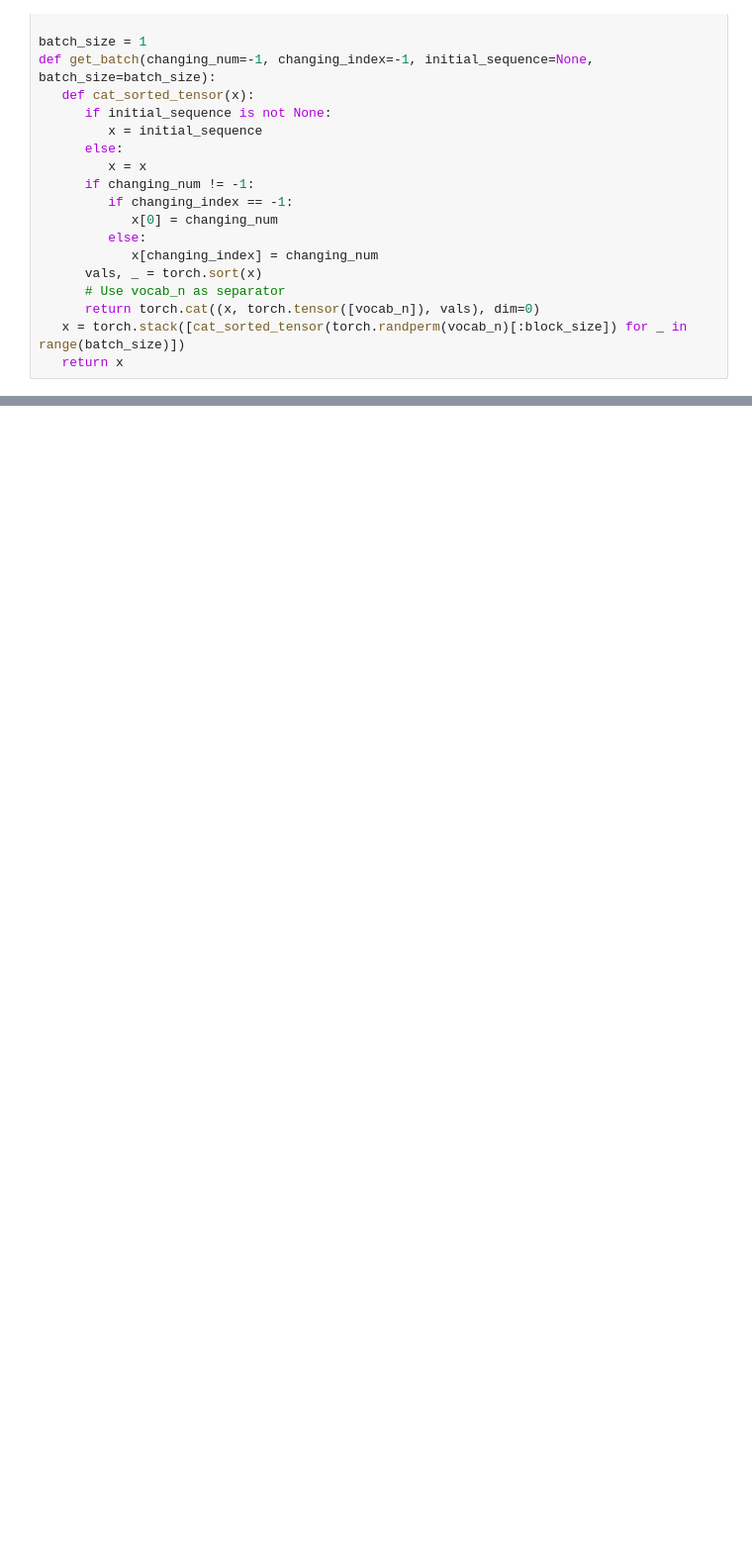
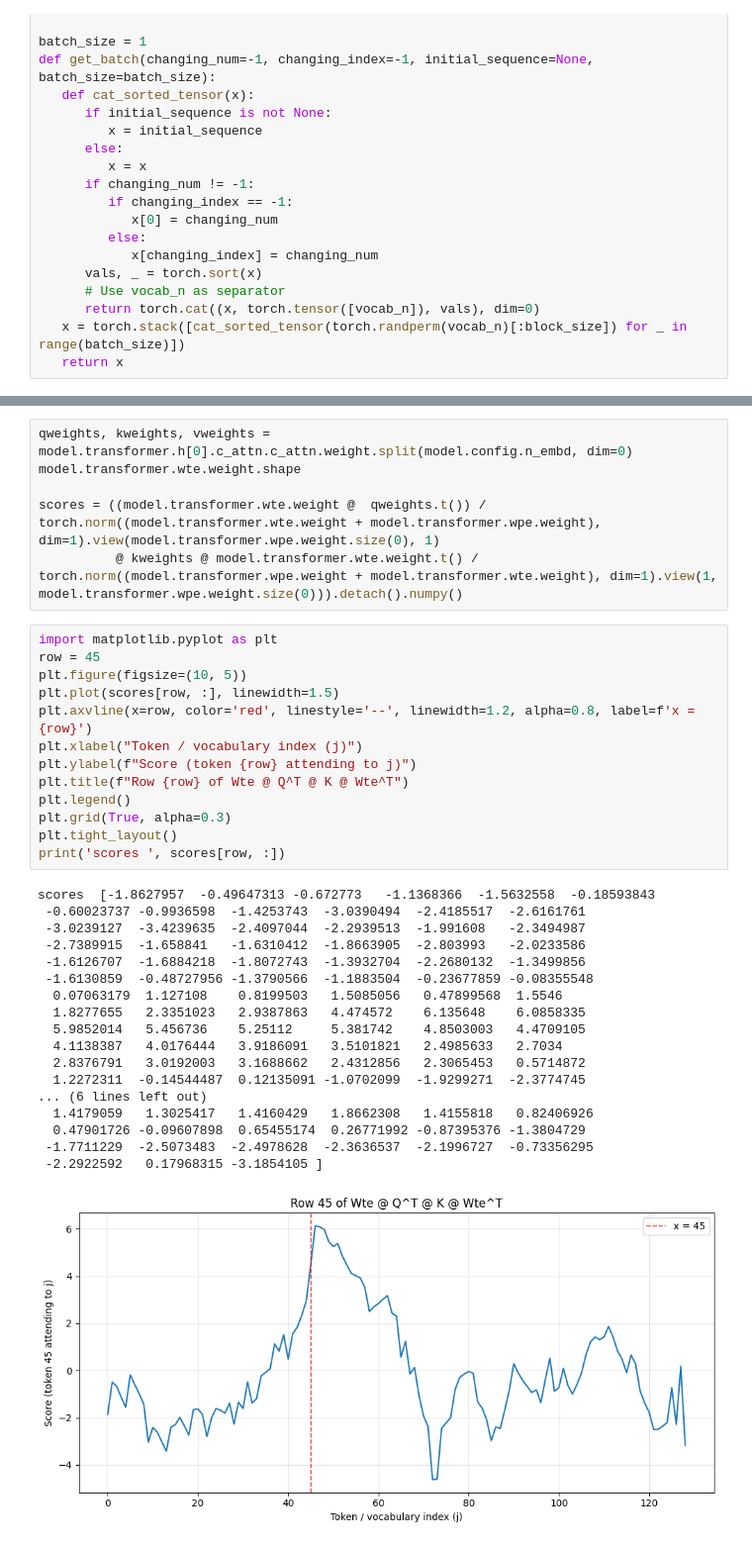
Before and after one commit to gatmiry/sort-llm, a Jupyter notebook: newtest.ipynb, the cells around one changed output, grey strips where cells are left out. Shown at 99% size. Drawn from its saved outputs; the diff is of its cells as text; blank space fills up the shorter version.

```diff
--- a/newtest.ipynb
+++ b/newtest.ipynb
@@ -102,0 +102,38 @@ model output is  tensor([[ 62,  45,  39,  47,  86,  28,  70,  39,  38,  31, 119,
+# %%
+qweights, kweights, vweights = model.transformer.h[0].c_attn.c_attn.weight.split(model.config.n_embd, dim=0)
+model.transformer.wte.weight.shape
+
+scores = ((model.transformer.wte.weight @  qweights.t()) / torch.norm((model.transformer.wte.weight + model.transformer.wpe.weight), dim=1).view(model.transformer.wpe.weight.size(0), 1)
+          @ kweights @ model.transformer.wte.weight.t() / torch.norm((model.transformer.wpe.weight + model.transformer.wte.weight), dim=1).view(1, model.transformer.wpe.weight.size(0))).detach().numpy()
+# %%
+import matplotlib.pyplot as plt
+row = 45
+plt.figure(figsize=(10, 5))
+plt.plot(scores[row, :], linewidth=1.5)
+plt.axvline(x=row, color='red', linestyle='--', linewidth=1.2, alpha=0.8, label=f'x = {row}')
+plt.xlabel("Token / vocabulary index (j)")
+plt.ylabel(f"Score (token {row} attending to j)")
+plt.title(f"Row {row} of Wte @ Q^T @ K @ Wte^T")
+plt.legend()
+plt.grid(True, alpha=0.3)
+plt.tight_layout()
+print('scores ', scores[row, :])
+# %% [output]
+scores  [-1.8627957  -0.49647313 -0.672773   -1.1368366  -1.5632558  -0.18593843
+ -0.60023737 -0.9936598  -1.4253743  -3.0390494  -2.4185517  -2.6161761
+ -3.0239127  -3.4239635  -2.4097044  -2.2939513  -1.991608   -2.3494987
+ -2.7389915  -1.658841   -1.6310412  -1.8663905  -2.803993   -2.0233586
+ -1.6126707  -1.6884218  -1.8072743  -1.3932704  -2.2680132  -1.3499856
+ -1.6130859  -0.48727956 -1.3790566  -1.1883504  -0.23677859 -0.08355548
+  0.07063179  1.127108    0.8199503   1.5085056   0.47899568  1.5546
+  1.8277655   2.3351023   2.9387863   4.474572    6.135648    6.0858335
+  5.9852014   5.456736    5.25112     5.381742    4.8503003   4.4709105
+  4.1138387   4.0176444   3.9186091   3.5101821   2.4985633   2.7034
+  2.8376791   3.0192003   3.1688662   2.4312856   2.3065453   0.5714872
+  1.2272311  -0.14544487  0.12135091 -1.0702099  -1.9299271  -2.3774745
+... (6 lines left out)
+  1.4179059   1.3025417   1.4160429   1.8662308   1.4155818   0.82406926
+  0.47901726 -0.09607898  0.65455174  0.26771992 -0.87395376 -1.3804729
+ -1.7711229  -2.5073483  -2.4978628  -2.3636537  -2.1996727  -0.73356295
+ -2.2922592   0.17968315 -3.1854105 ]
+[figure, added]
```
Also changed, not shown: parts of 2 cells of this notebook, 2 other files.
